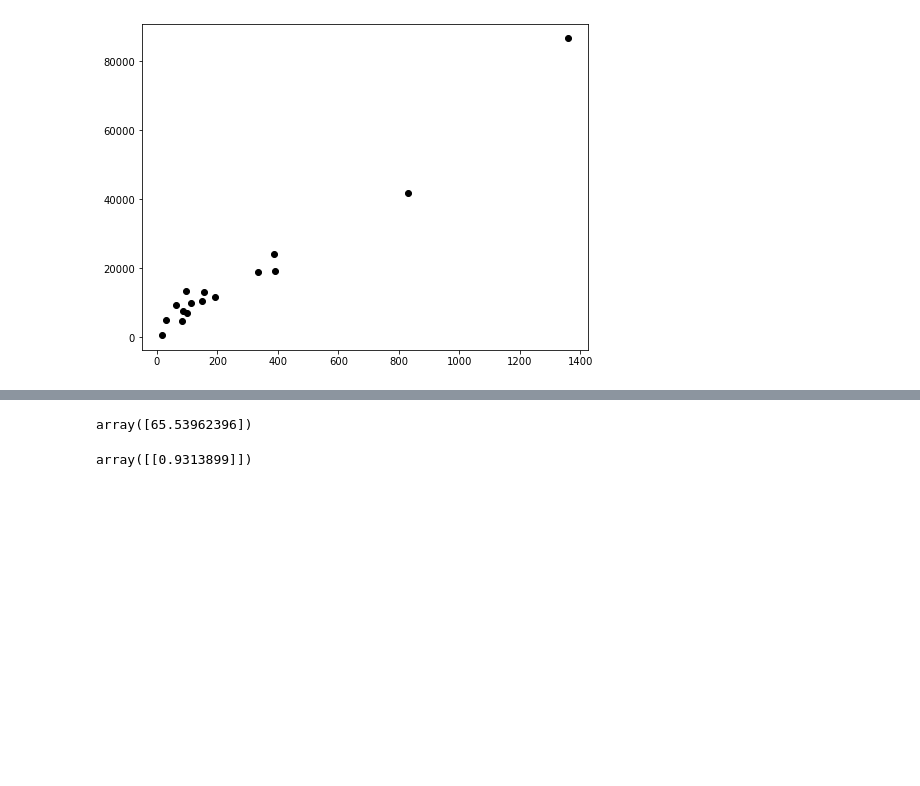
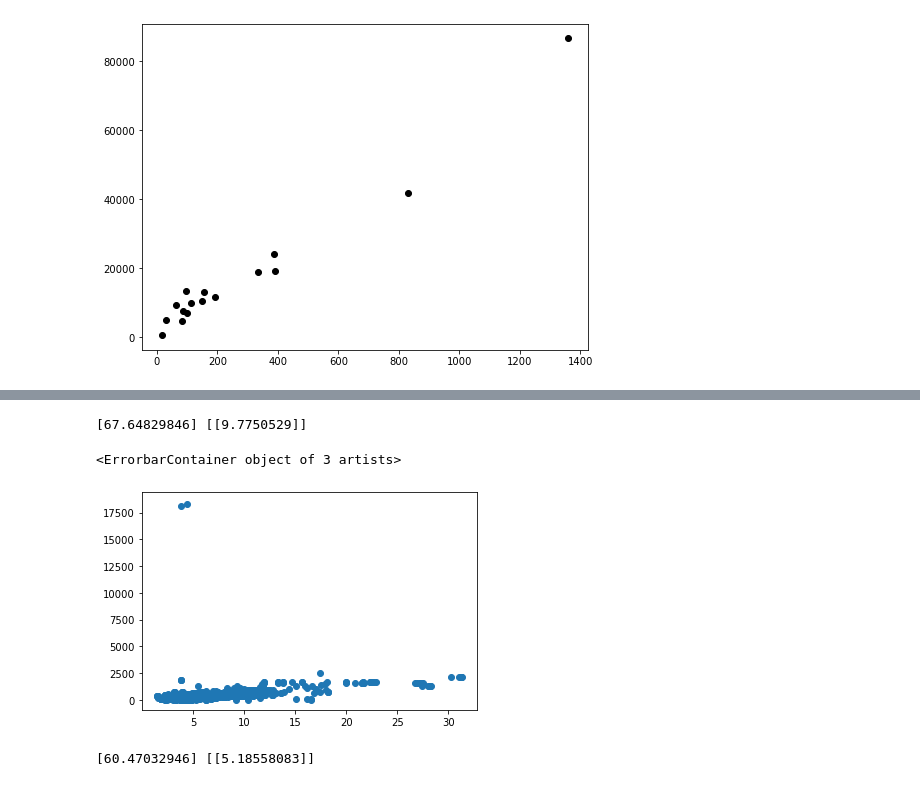
Before and after one commit to Brookluo/hubble_constant, a Jupyter notebook: h0_cal.ipynb, the cells around one changed output, grey strips where cells are left out. Saved outputs shown, nothing was run; the diff lists cells and outputs as text; code cells hidden in the pictures; blank space fills up the shorter version.

```diff
--- a/h0_cal.ipynb
+++ b/h0_cal.ipynb
@@ -174,12 +185,25 @@ from scipy.optimize import curve_fit
 # %%
 trgb_vr_data = [i.value for i in trgb_vr]
-mask =  ((np.array(trgb_vr_data) < 2000))
-popt, pcov = curve_fit(hubble, np.array(trgb_d)[mask], np.array(trgb_vr_data)[mask])
+remove_value = (3.35 < np.array(trgb_d)) & (np.array(trgb_d) < 3.8)
+mask =  ((np.array(trgb_d) < 100)) & (np.array(trgb_d) > 1.5) & ~remove_value
+trgb_popt, trgb_pcov = curve_fit(hubble, np.array(trgb_d)[mask], np.array(trgb_vr_data)[mask])
+print(trgb_popt, trgb_pcov)
+# %% [output]
+[67.64829846] [[9.7750529]]
-# %%
-popt
-# %% [output]
-array([65.53962396])
-# %%
-pcov
-# %% [output]
-array([[0.9313899]])
+# %%
+# mask =  ((np.array(trgb_d) < 25))
+trgb_err_vr_data = [i.value for i in trgb_err_vr]
+# plt.scatter(np.array(trgb_d)[mask], np.array(trgb_vr_data)[mask])
+plt.errorbar(np.array(trgb_d)[mask], np.array(trgb_vr_data)[mask],
+            yerr=np.array(trgb_err_vr_data)[mask], fmt='o')
+# plt.ylim([0, 200])
+# %% [output]
+<ErrorbarContainer object of 3 artists>
+[figure, added]
+# %%
+bh_lm_vr_data = [i.value for i in bh_lm_vr]
+mask = np.ones_like(np.array(bh_lm_d), dtype=bool) #((np.array(bh_lm_vr_data) < 60000))
+bh_lm_popt, bh_lm_pcov = curve_fit(hubble, np.array(bh_lm_d)[mask], np.array(bh_lm_vr_data)[mask])
+print(bh_lm_popt, bh_lm_pcov)
+# %% [output]
+[60.47032946] [[5.18558083]]
```
Also changed, not shown: parts of 17 cells of this notebook.
